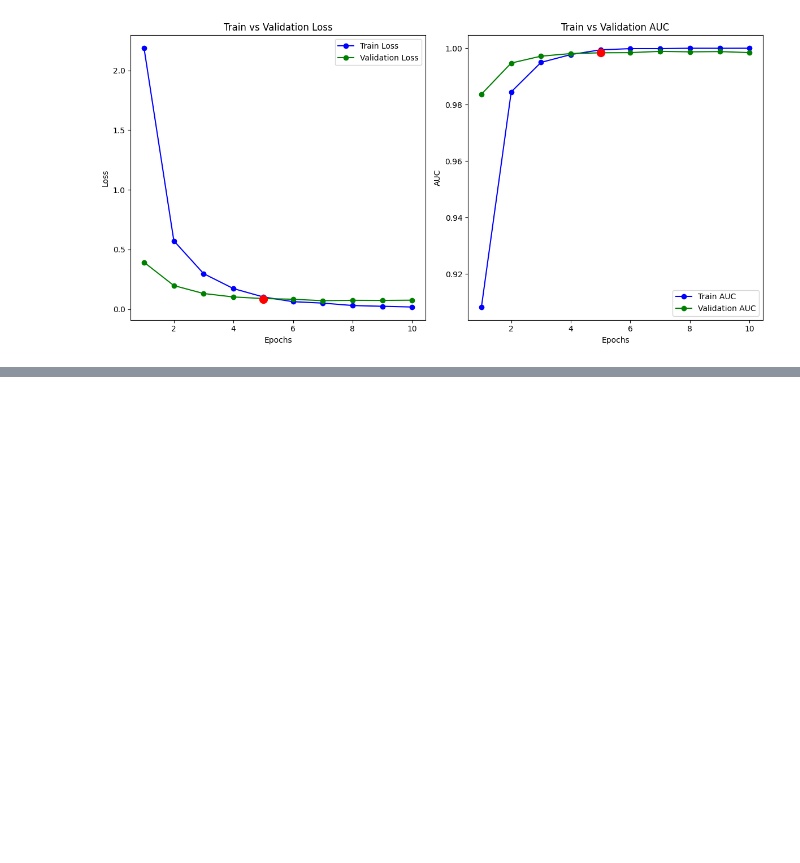
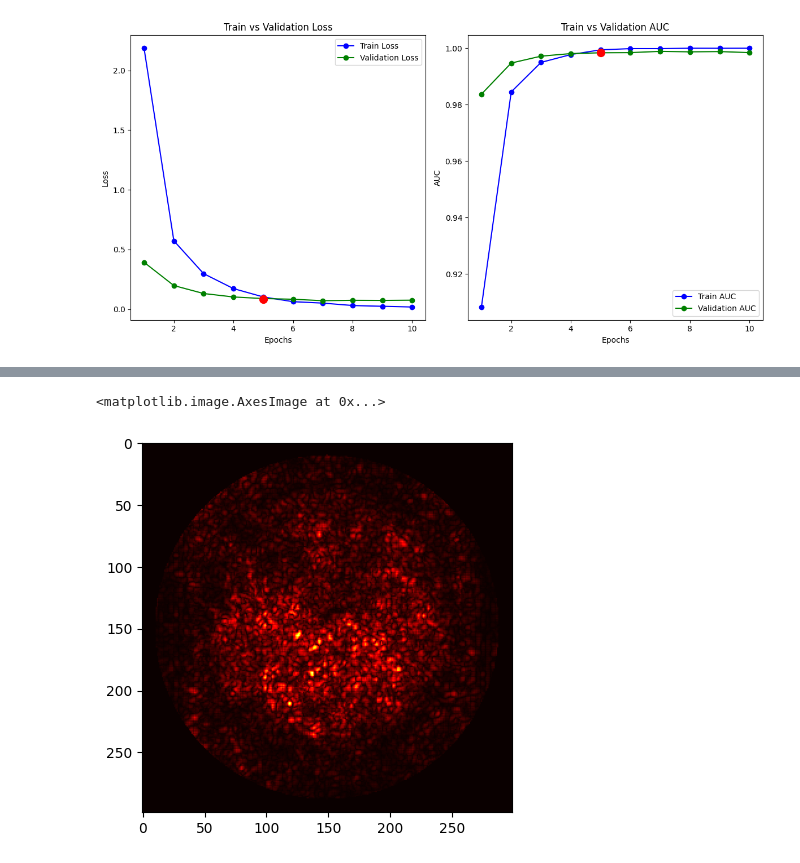
Before and after one commit to jesdin/Brain-Tumor-Classification, a Jupyter notebook: notebooks/train.ipynb, the cells around one changed output, grey strips where cells are left out. Drawn from its saved outputs; the diff is of its cells as text; code cells hidden in the pictures; blank space fills up the shorter version.

```diff
--- a/notebooks/train.ipynb
+++ b/notebooks/train.ipynb
@@ -253,0 +274,22 @@ tensor([[287,  12,   0,   1],
+# %%
+# Create a Circular Mask to focus on Brain
+def create_circular_mask(h, w, center=None, radius=None):
+    """Generate a circular mask to highlight the brain area."""
+    if center is None:
+        center = (int(w / 2), int(h / 2))
+    if radius is None:
+        radius = min(center[0], center[1], w - center[0], h - center[1]) - 10
+
+    Y, X = np.ogrid[:h, :w]
+    dist_from_center = np.sqrt((X - center[0]) ** 2 + (Y - center[1]) ** 2)
+    mask = dist_from_center <= radius
+    return mask
+
+h, w = saliency_map.shape
+circular_mask = create_circular_mask(h, w)
+# remove areas outside the mask
+saliency_map[~circular_mask] = 0
+plt.imshow(saliency_map, cmap='hot')
+# %% [output]
+<matplotlib.image.AxesImage at 0x...>
+[figure, added]
```
Also changed, not shown: parts of 11 cells of this notebook, 1 other file.
